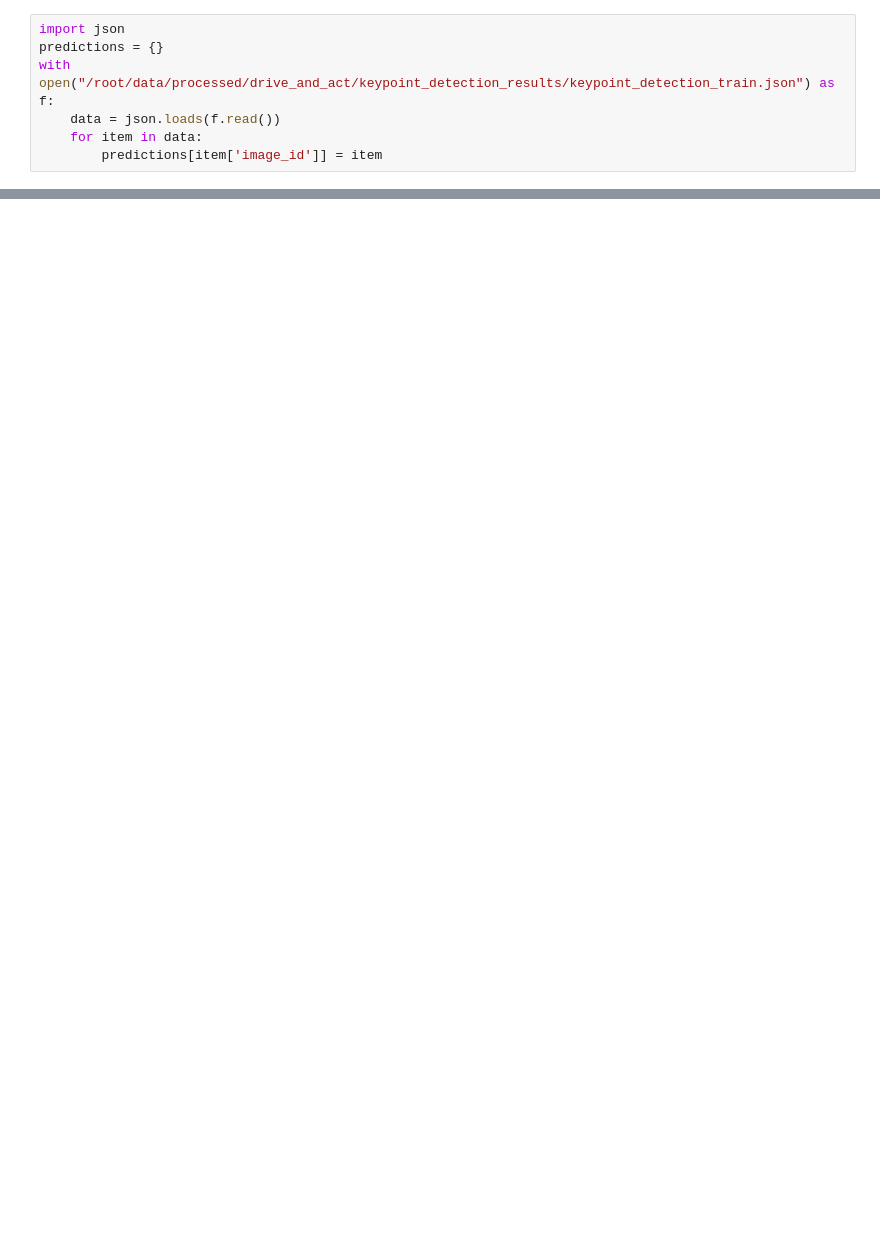
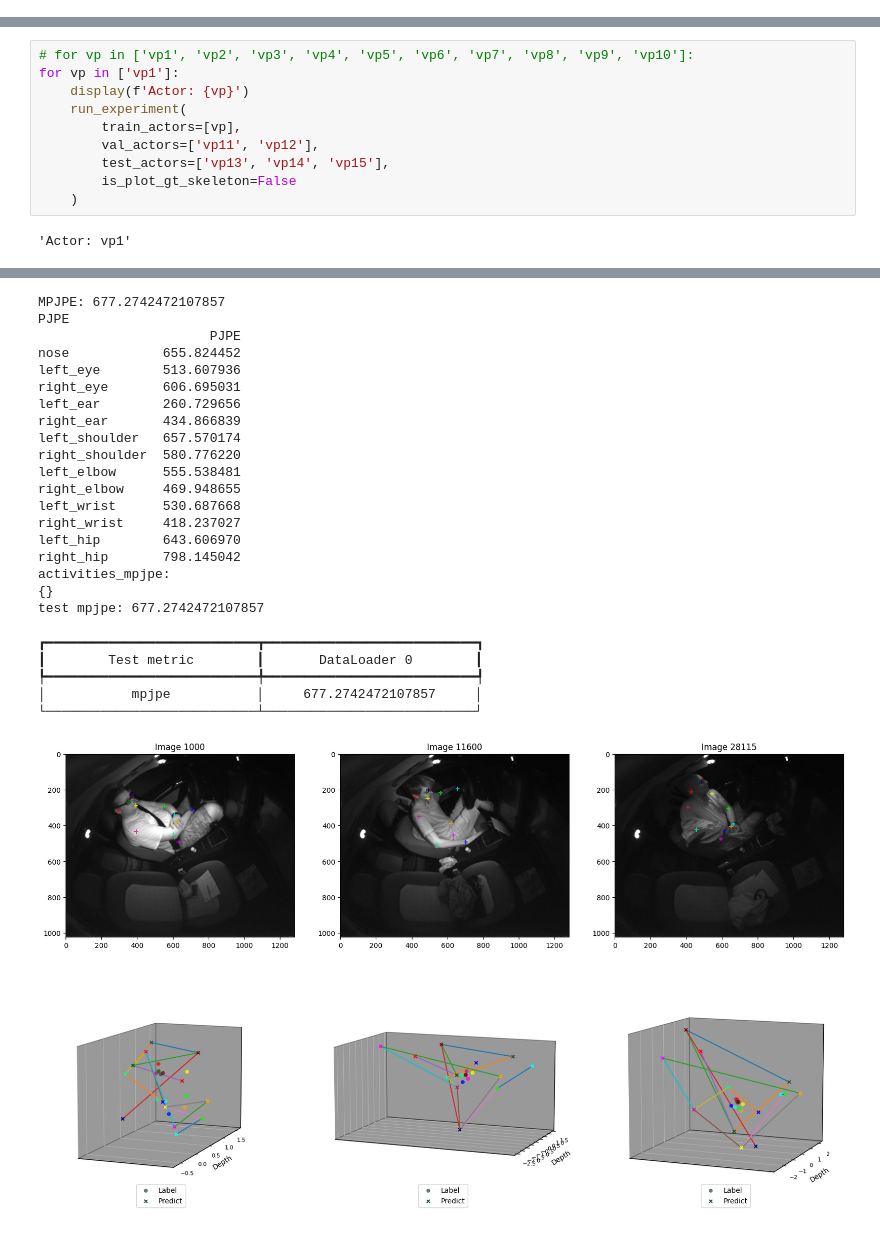
Before and after one commit to gentlerainsky/tuwien_thesis_3d_pose_estimation, a Jupyter notebook: script/lifter_2d_3d/linear_model/fine_tuned/linear_model_with_2d_drive_and_act_predict_transfer_learning.ipynb, the cells around one changed output, grey strips where cells are left out. Cells and saved outputs as stored; diff of their text form; blank space fills up the shorter version.

```diff
--- a/script/lifter_2d_3d/linear_model/fine_tuned/linear_model_with_2d_drive_and_act_predict_transfer_learning.ipynb
+++ b/script/lifter_2d_3d/linear_model/fine_tuned/linear_model_with_2d_drive_and_act_predict_transfer_learning.ipynb
@@ -249,7 +0,0 @@ RuntimeError: DataLoader worker (pid(s) 189665, 189689, 189713, 189737, 189738,
-# %%
-import json
-predictions = {}
-with open("/root/data/processed/drive_and_act/keypoint_detection_results/keypoint_detection_train.json") as f:
-    data = json.loads(f.read())
-    for item in data:
-        predictions[item['image_id']] = item
@@ -278,0 +125,12 @@ visualize_pose(estimated_pose_df)
+# %%
+# for vp in ['vp1', 'vp2', 'vp3', 'vp4', 'vp5', 'vp6', 'vp7', 'vp8', 'vp9', 'vp10']:
+for vp in ['vp1']:
+    display(f'Actor: {vp}')
+    run_experiment(
+        train_actors=[vp],
+        val_actors=['vp11', 'vp12'],
+        test_actors=['vp13', 'vp14', 'vp15'],
+        is_plot_gt_skeleton=False
+    )
+# %% [output]
+'Actor: vp1'
@@ -278,0 +160,26 @@ visualize_pose(estimated_pose_df)
+MPJPE: 677.2742472107857
+PJPE
+                      PJPE
+nose            655.824452
+left_eye        513.607936
+right_eye       606.695031
+left_ear        260.729656
+right_ear       434.866839
+left_shoulder   657.570174
+right_shoulder  580.776220
+left_elbow      555.538481
+right_elbow     469.948655
+left_wrist      530.687668
+right_wrist     418.237027
+left_hip        643.606970
+right_hip       798.145042
+activities_mpjpe:
+{}
+test mpjpe: 677.2742472107857
+┏━━━━━━━━━━━━━━━━━━━━━━━━━━━┳━━━━━━━━━━━━━━━━━━━━━━━━━━━┓
+┃        Test metric        ┃       DataLoader 0        ┃
+┡━━━━━━━━━━━━━━━━━━━━━━━━━━━╇━━━━━━━━━━━━━━━━━━━━━━━━━━━┩
+│           mpjpe           │     677.2742472107857     │
+└───────────────────────────┴───────────────────────────┘
+[figure, added]
+[figure, added]
```
Also changed, not shown: parts of 18 cells of this notebook, 12 other files.
